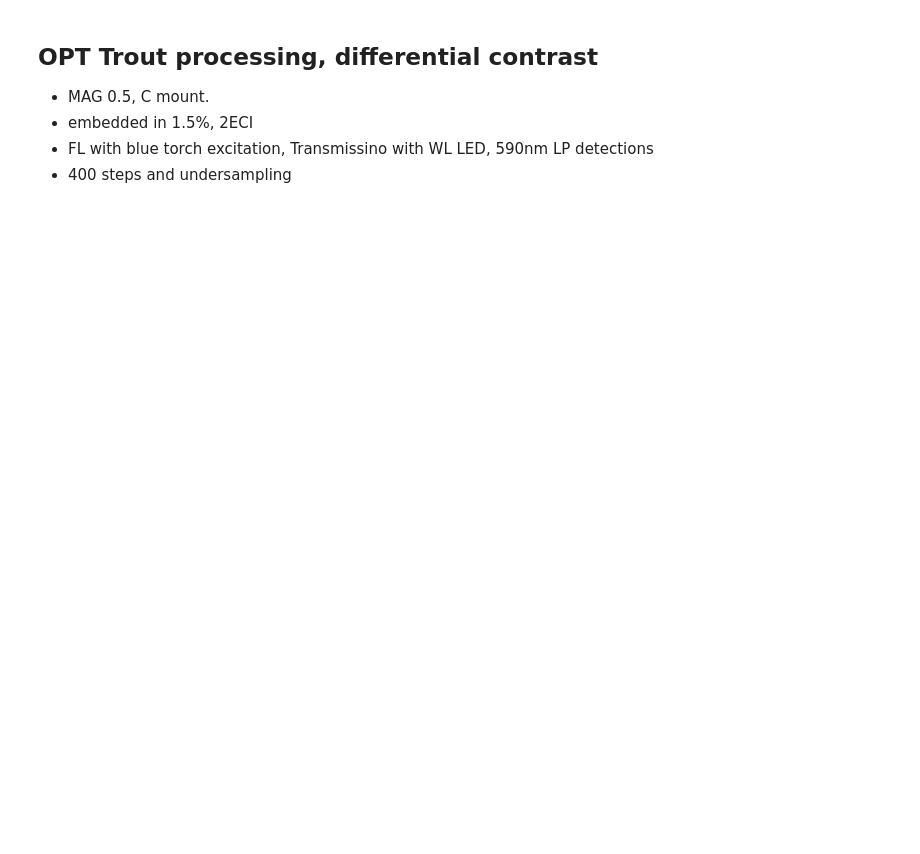
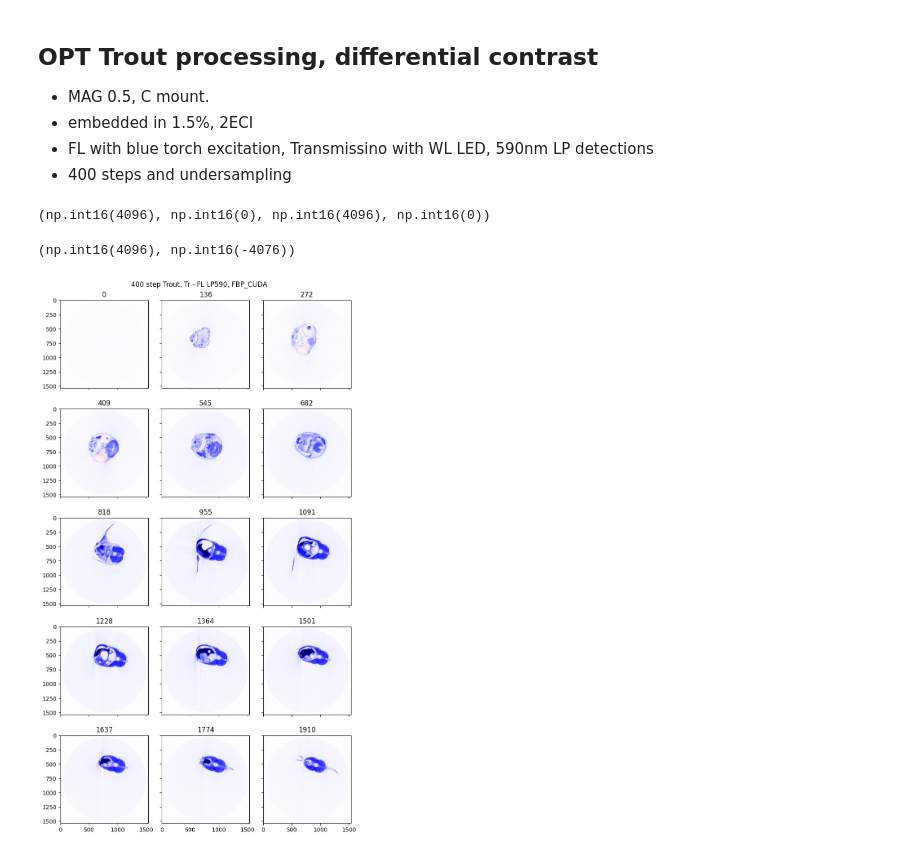
Before and after one commit to QBioImaging/paper-2026-opt-framework, a Jupyter notebook: 03_fl-tr.ipynb, the cells around one changed output. Cells and saved outputs as stored; diff of their text form; code cells hidden in the pictures; blank space fills up the shorter version.

```diff
--- a/03_fl-tr.ipynb
+++ b/03_fl-tr.ipynb
@@ -33,3 +33,37 @@ from data_loader import OptLoader
 # %%
 tr = np.load('data_output/0801_tr_lp590_400_recon.npy', allow_pickle=True)
 fl = np.load('data_output/0801_fl_lp590_400_recon.npy', allow_pickle=True)
+# %%
+np.amax(tr), np.amin(tr), np.amax(fl), np.amin(fl)
+# %% [output]
+(np.int16(4096), np.int16(0), np.int16(4096), np.int16(0))
+# %%
+tr.shape == fl.shape
+diff = tr - fl[:-1, :, :]
+np.amax(diff), np.amin(diff)
+# %% [output]
+(np.int16(4096), np.int16(-4076))
+# %%
+height = tr.shape[0]
+cmax = np.amax(diff)
+cmin = np.amin(diff)
+sf = 2
+
+fig, ax = plt.subplots(5, 3, figsize=(8, 14), sharex=True, sharey=True)
+for i in range(len(tr)):
+    try:
+        ax[i//3, i%3].imshow(diff[int(height/15*i)],
+                            #  cmap=plt.cm.Greys_r,
+                             cmap=plt.cm.seismic,
+                             vmin=cmin / sf, vmax=cmax / sf)
+        # for the case of stride in rows and plotting everything
+        # ax[i//3, i%3].imshow(full_recon[i], cmap=plt.cm.Greys_r)
+        ax[i//3, i%3].set_title(int(height/15*i))
+    except:
+        pass
+plt.suptitle('400 step Trout, Tr - FL LP590, FBP_CUDA')
+plt.tight_layout()
+plt.savefig('fig_output/0801_tr_fl_diff.png', dpi=180)
+plt.show()
+# %% [output]
+[figure, added]
```
Also changed, not shown: 7 other files.
